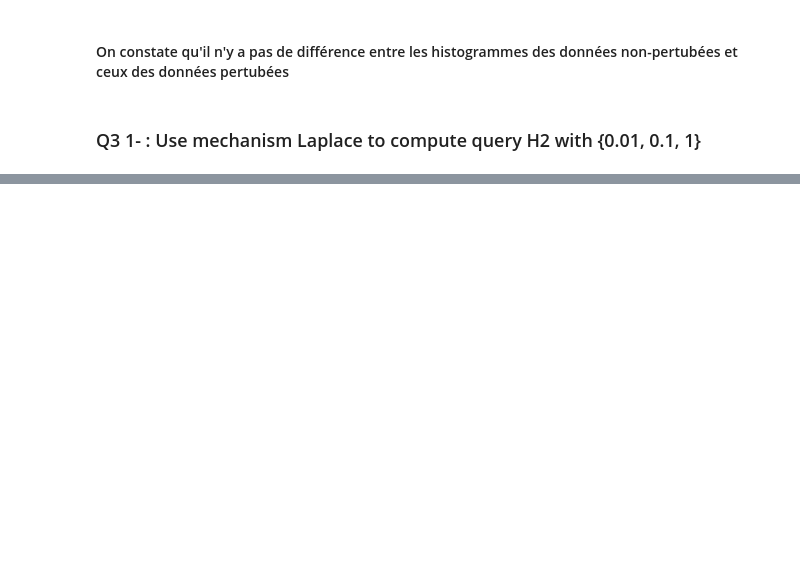
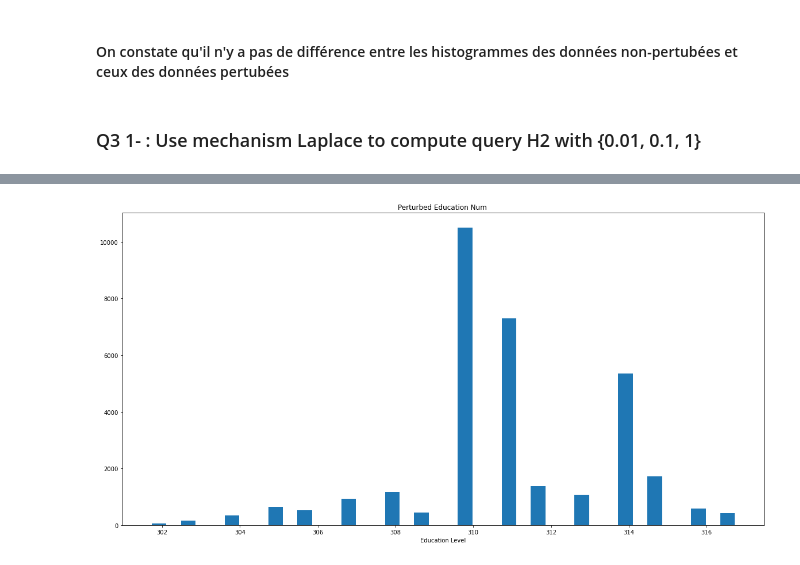
Before and after one commit to awadiaby/Projet_SBD, a Jupyter notebook: SBD.ipynb, the cells around one changed output, grey strips where cells are left out. Saved outputs shown, nothing was run; the diff lists cells and outputs as text; code cells hidden in the pictures; blank space fills up the shorter version.

```diff
--- a/SBD.ipynb
+++ b/SBD.ipynb
@@ -310,0 +365,7 @@ plt.gca().set(title='Perturbed Education Num ', xlabel='Education Level');
+# %%
+#Epsilon = 0.1
+sensitivity = 1
+epsilon = 0.1
+
+df_education_num_01 = df_education_num + np.random.laplace(loc=coefficient_education, scale=sensitivity/epsilon)
+df_education_num_01.head(10)
@@ -310,0 +384,7 @@ plt.gca().set(title='Perturbed Education Num ', xlabel='Education Level');
+# %%
+# Histograms
+plt.figure(figsize=(20,10))
+plt.hist(df_education_num_01, bins=40)
+plt.gca().set(title='Perturbed Education Num ', xlabel='Education Level');
+# %% [output]
+[figure, added]
```
Also changed, not shown: parts of 36 cells of this notebook.
